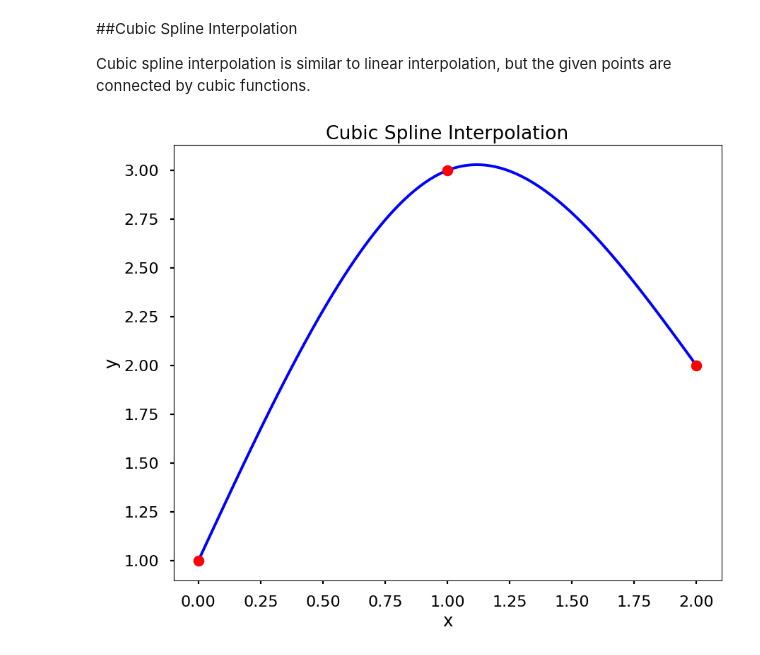
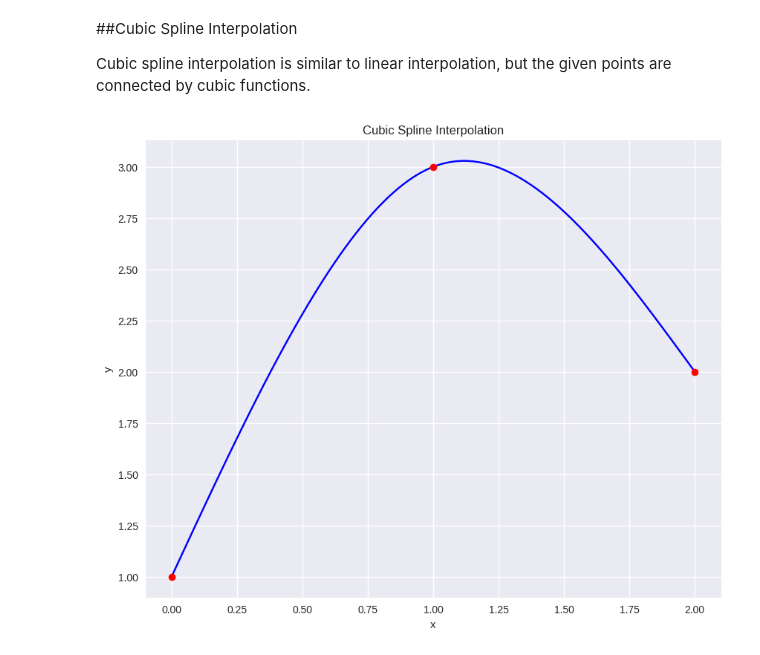
Before and after one commit to nlim23/MAT421, a Jupyter notebook: ModuleB.ipynb, the cells around one changed output. Cells and saved outputs as stored; diff of their text form; code cells hidden in the pictures.

```diff
--- a/ModuleB.ipynb
+++ b/ModuleB.ipynb
@@ -14,7 +14,7 @@ Below is a example of using linear interpolation to find y for x  = 0.5 in the s
 from scipy.interpolate import interp1d
 import matplotlib.pyplot as plt
 
-plt.style.use('seaborn-poster')
+plt.style.use('seaborn-v0_8')
 
 x = [0, 1, 2]
 y = [1, 3, 2]
@@ -43,24 +43,24 @@ Cubic spline interpolation is similar to linear interpolation, but the given poi
 # %%
 from scipy.interpolate import CubicSpline
 import numpy as np
 import matplotlib.pyplot as plt
 
-plt.style.use('seaborn-poster')
+plt.style.use('seaborn-v0_8')
 
 x = [0, 1, 2]
 y = [1, 3, 2]
 
 # use bc_type = 'natural' adds the constraints as we described above
 f = CubicSpline(x, y, bc_type='natural')
 x_new = np.linspace(0, 2, 100)
 y_new = f(x_new)
 
 plt.figure(figsize = (10,8))
 plt.plot(x_new, y_new, 'b')
 plt.plot(x, y, 'ro')
 plt.title('Cubic Spline Interpolation')
 plt.xlabel('x')
 plt.ylabel('y')
 plt.show()
 # %% [output]
-[figure, old version]
+[figure, new version]
```
